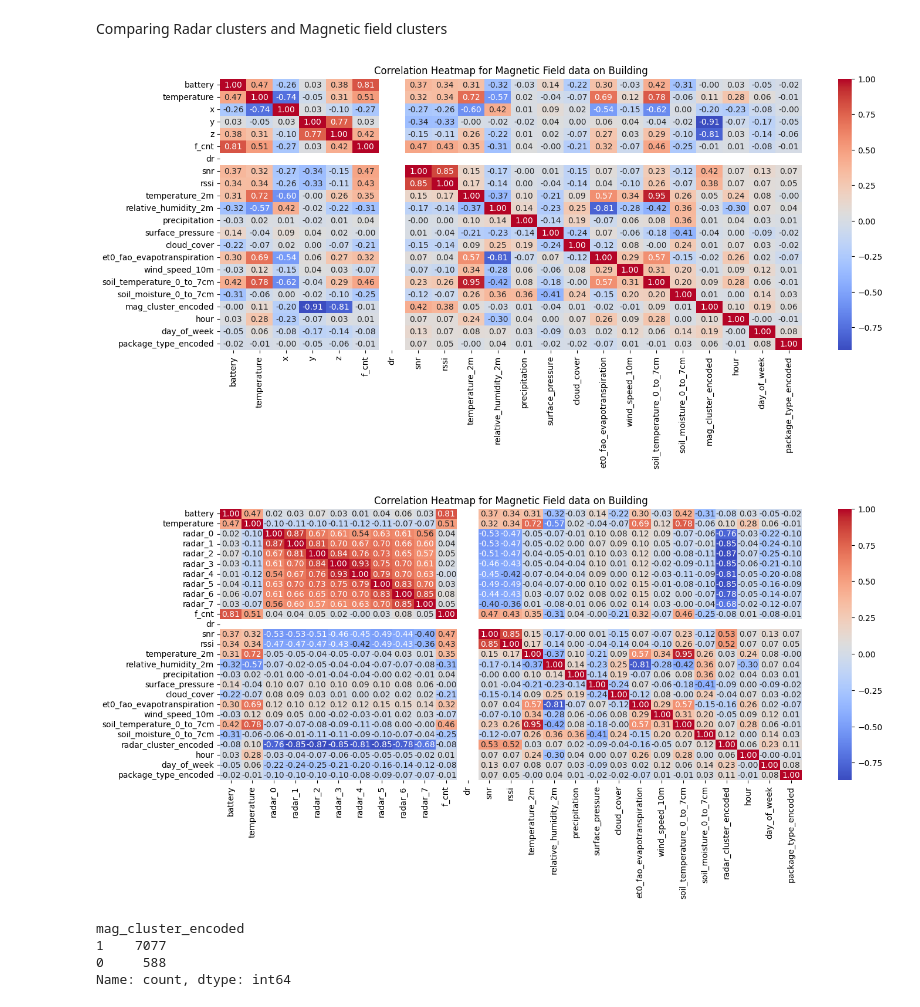
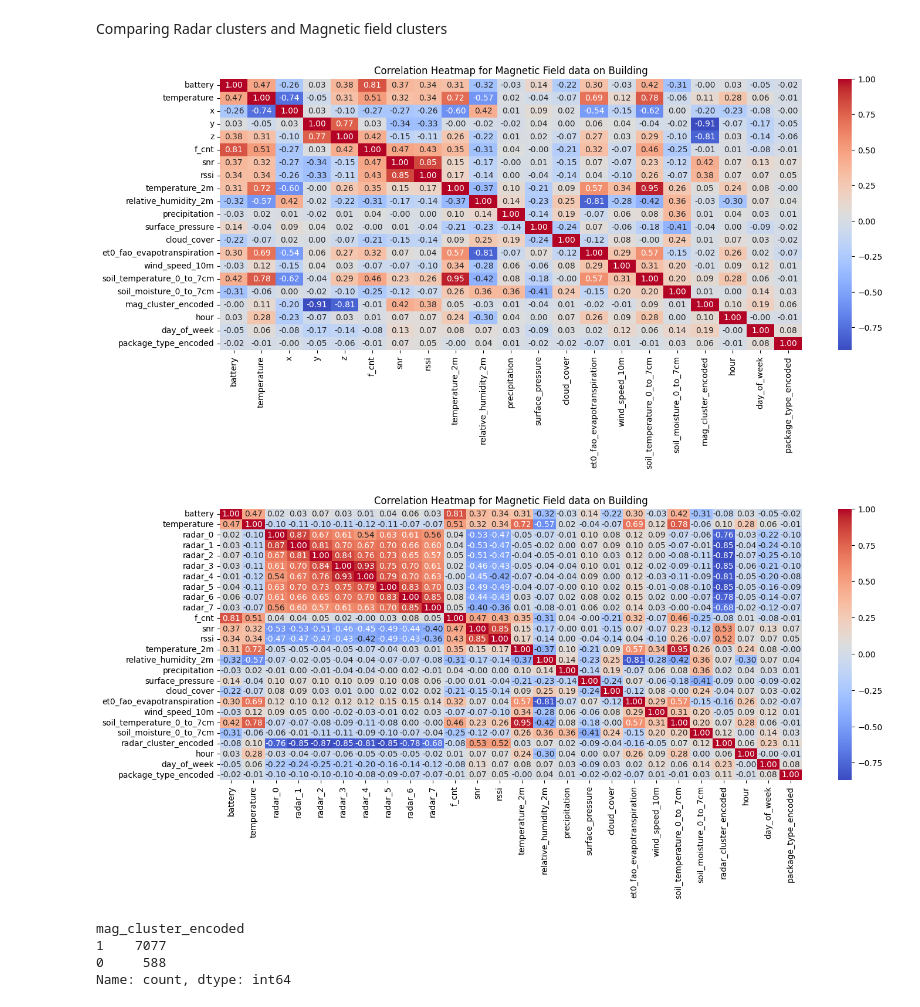
Before and after one commit to annikaijak/2nd_semester_project, a Jupyter notebook: notebooks/eda/EDA_building.ipynb, the cells around one changed output. Cells and saved outputs as stored; diff of their text form; code cells hidden in the pictures.

```diff
--- a/notebooks/eda/EDA_building.ipynb
+++ b/notebooks/eda/EDA_building.ipynb
@@ -61,6 +61,6 @@ The information received about the columns are the following:
 # %%
 # Loading the data
-df_combined_full = pd.read_csv('2nd_semester_project/data/combined_full_df.csv') # The path to the dataset should probably be changed when we're setting up the serverless-ml-pipeline
+df_combined_full = pd.read_csv('data/combined_full_df.csv') # The path to the dataset should probably be changed when we're setting up the serverless-ml-pipeline
 df_combined_full.head()
 # %% [output]
 |  | time | battery | temperature | x | y | z | radar_0 | radar_1 | radar_2 | radar_3 | ... | ... |
@@ -718,24 +927,24 @@ df_combined_full
 # %% [markdown]
 Comparing Radar clusters and Magnetic field clusters
 # %%
-cm_mag = df_combined_full[['battery', 'temperature', 'x', 'y', 'z', 'f_cnt', 'dr', 'snr', 'rssi', 'temperature_2m', 'relative_humidity_2m', 'precipitation',
+cm_mag = df_combined_full[['battery', 'temperature', 'x', 'y', 'z', 'f_cnt', 'snr', 'rssi', 'temperature_2m', 'relative_humidity_2m', 'precipitation',
        'surface_pressure', 'cloud_cover', 'et0_fao_evapotranspiration',
        'wind_speed_10m', 'soil_temperature_0_to_7cm', 'soil_moisture_0_to_7cm', 'mag_cluster_encoded', 'hour',
        'day_of_week', 'package_type_encoded']].corr()
 
 # Plotting heatmap
 plt.figure(figsize=(16, 6))
 sns.heatmap(cm_mag, annot=True, cmap='coolwarm', fmt=".2f")
 plt.title('Correlation Heatmap for Magnetic Field data on Building')
 plt.show()
 # %% [output]
-[figure, old version]
+[figure, new version]
 # %%
 # Convert the 'mag_cluster' column to a categorical type and then to integer codes
 df_combined_full['radar_cluster_encoded'] = df_combined_full['radar_cluster'].astype('category').cat.codes
 # %%
 cm_radar = df_combined_full[['battery', 'temperature', 'radar_0', 'radar_1',
-       'radar_2', 'radar_3', 'radar_4', 'radar_5', 'radar_6', 'radar_7', 'f_cnt', 'dr', 'snr', 'rssi', 'temperature_2m', 'relative_humidity_2m', 'precipitation',
+       'radar_2', 'radar_3', 'radar_4', 'radar_5', 'radar_6', 'radar_7', 'f_cnt', 'snr', 'rssi', 'temperature_2m', 'relative_humidity_2m', 'precipitation',
        'surface_pressure', 'cloud_cover', 'et0_fao_evapotranspiration',
        'wind_speed_10m', 'soil_temperature_0_to_7cm', 'soil_moisture_0_to_7cm', 'radar_cluster_encoded', 'hour',
        'day_of_week', 'package_type_encoded']].corr()
@@ -746,7 +955,7 @@ sns.heatmap(cm_radar, annot=True, cmap='coolwarm', fmt=".2f")
 plt.title('Correlation Heatmap for Magnetic Field data on Building')
 plt.show()
 # %% [output]
-[figure, old version]
+[figure, new version]
 # %%
 df_combined_full['mag_cluster_encoded'].value_counts()
 # %% [output]
```
Also changed, not shown: parts of 31 cells of this notebook, 1 other file.
